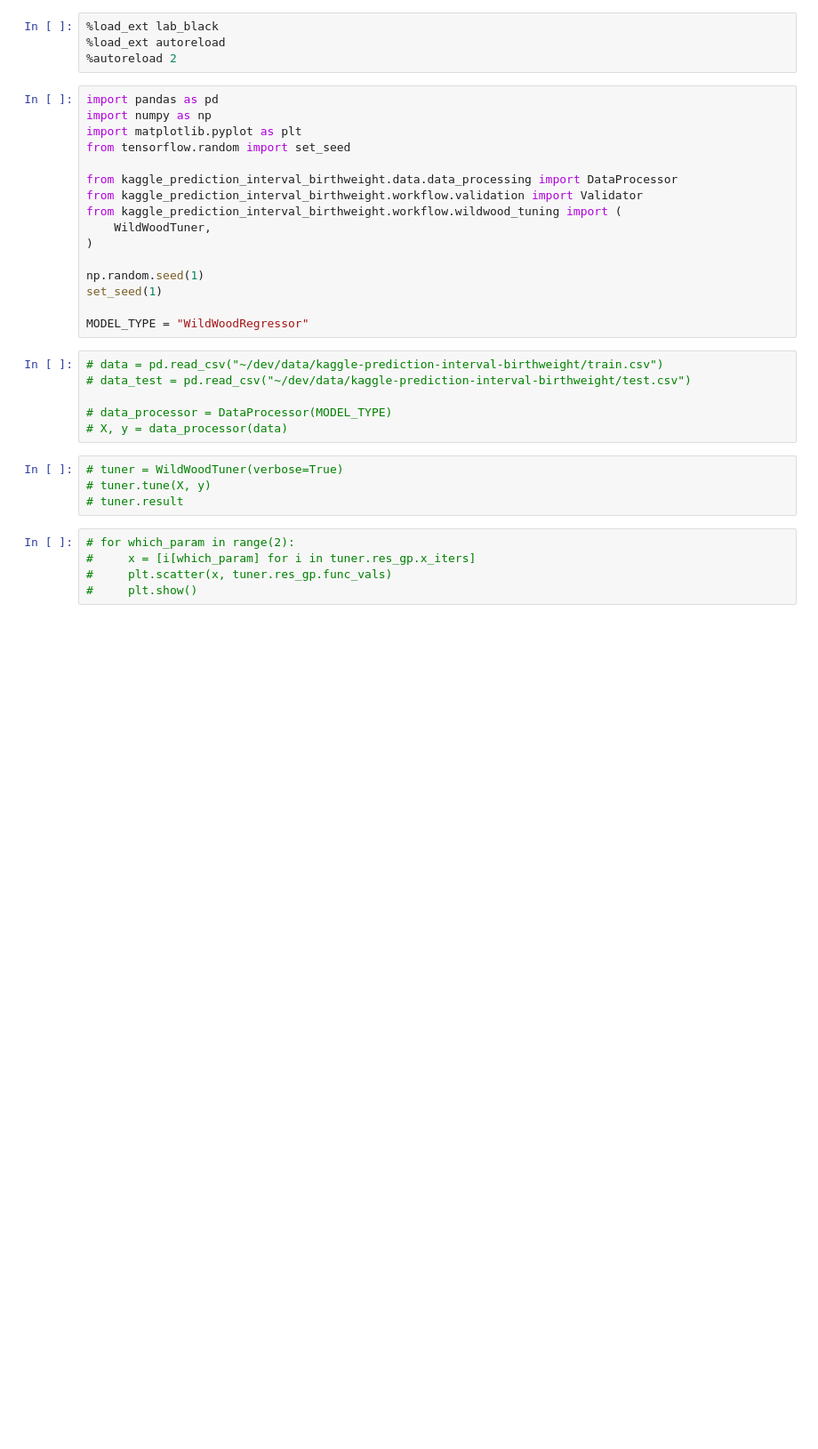
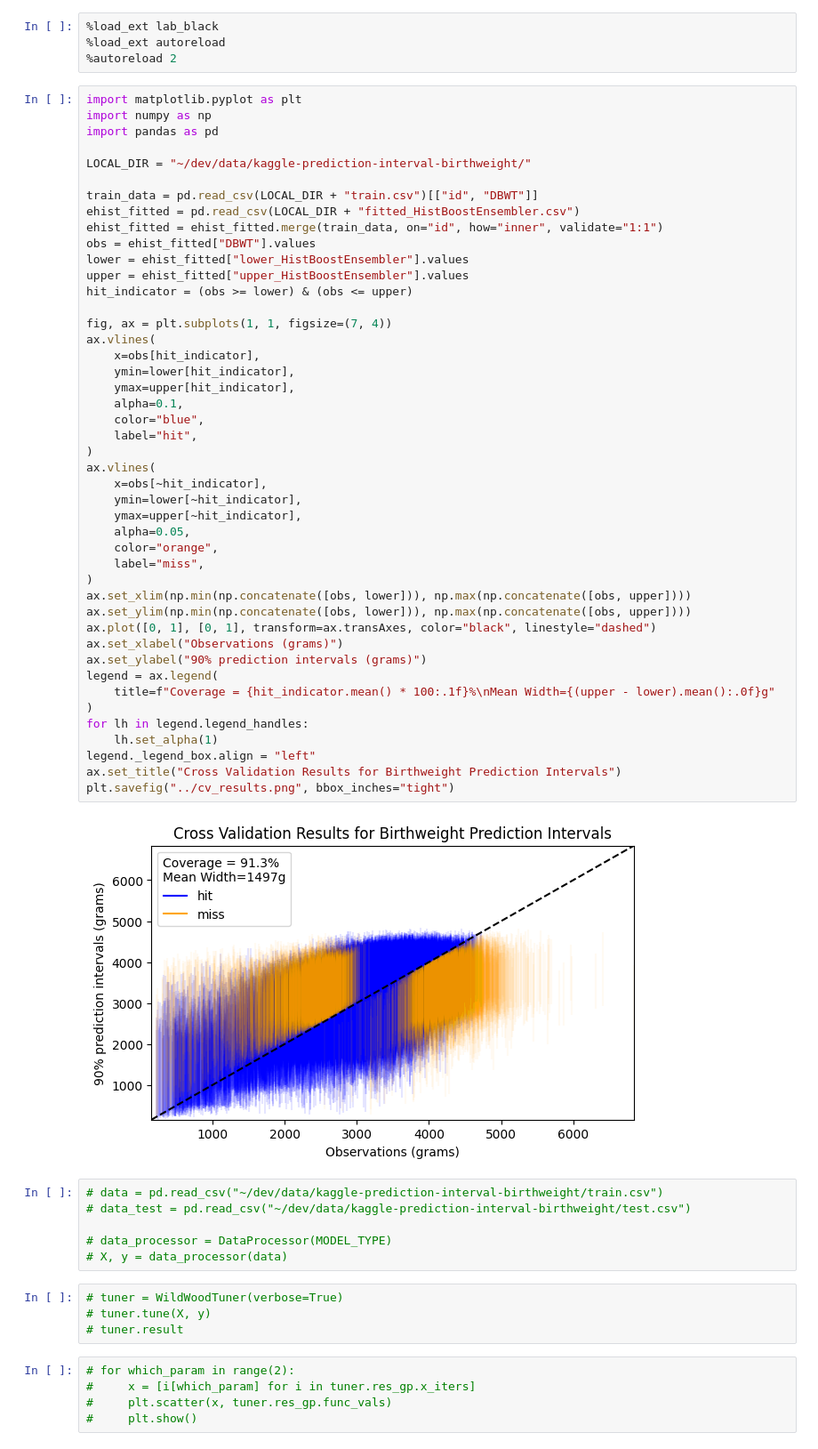
Before and after one commit to hrmerrill/kaggle-prediction-interval-birthweight, a Jupyter notebook: notebooks/testing.ipynb, the cells around one changed output. Shown: that part at 89% size. Saved outputs shown, nothing was run; the diff lists cells and outputs as text; blank space fills up the shorter version.

```diff
--- a/notebooks/testing.ipynb
+++ b/notebooks/testing.ipynb
@@ -2,22 +2,53 @@
 %load_ext lab_black
 %load_ext autoreload
 %autoreload 2
-# %%
-import pandas as pd
-import numpy as np
-import matplotlib.pyplot as plt
-from tensorflow.random import set_seed
-
-from kaggle_prediction_interval_birthweight.data.data_processing import DataProcessor
-from kaggle_prediction_interval_birthweight.workflow.validation import Validator
-from kaggle_prediction_interval_birthweight.workflow.wildwood_tuning import (
-    WildWoodTuner,
-)
-
-np.random.seed(1)
-set_seed(1)
-
-MODEL_TYPE = "WildWoodRegressor"
+# %%
+import matplotlib.pyplot as plt
+import numpy as np
+import pandas as pd
+
+LOCAL_DIR = "~/dev/data/kaggle-prediction-interval-birthweight/"
+
+train_data = pd.read_csv(LOCAL_DIR + "train.csv")[["id", "DBWT"]]
+ehist_fitted = pd.read_csv(LOCAL_DIR + "fitted_HistBoostEnsembler.csv")
+ehist_fitted = ehist_fitted.merge(train_data, on="id", how="inner", validate="1:1")
+obs = ehist_fitted["DBWT"].values
+lower = ehist_fitted["lower_HistBoostEnsembler"].values
+upper = ehist_fitted["upper_HistBoostEnsembler"].values
+hit_indicator = (obs >= lower) & (obs <= upper)
+
+fig, ax = plt.subplots(1, 1, figsize=(7, 4))
+ax.vlines(
+    x=obs[hit_indicator],
+    ymin=lower[hit_indicator],
+    ymax=upper[hit_indicator],
+    alpha=0.1,
+    color="blue",
+    label="hit",
+)
+ax.vlines(
+    x=obs[~hit_indicator],
+    ymin=lower[~hit_indicator],
+    ymax=upper[~hit_indicator],
+    alpha=0.05,
+    color="orange",
+    label="miss",
+)
+ax.set_xlim(np.min(np.concatenate([obs, lower])), np.max(np.concatenate([obs, upper])))
+ax.set_ylim(np.min(np.concatenate([obs, lower])), np.max(np.concatenate([obs, upper])))
+ax.plot([0, 1], [0, 1], transform=ax.transAxes, color="black", linestyle="dashed")
+ax.set_xlabel("Observations (grams)")
+ax.set_ylabel("90% prediction intervals (grams)")
+legend = ax.legend(
+    title=f"Coverage = {hit_indicator.mean() * 100:.1f}%\nMean Width={(upper - lower).mean():.0f}g"
+)
+for lh in legend.legend_handles:
+    lh.set_alpha(1)
+legend._legend_box.align = "left"
+ax.set_title("Cross Validation Results for Birthweight Prediction Intervals")
+plt.savefig("../cv_results.png", bbox_inches="tight")
+# %% [output]
+[figure, added]
 # %%
 # data = pd.read_csv("~/dev/data/kaggle-prediction-interval-birthweight/train.csv")
 # data_test = pd.read_csv("~/dev/data/kaggle-prediction-interval-birthweight/test.csv")
```
Also changed, not shown: 3 other files.
